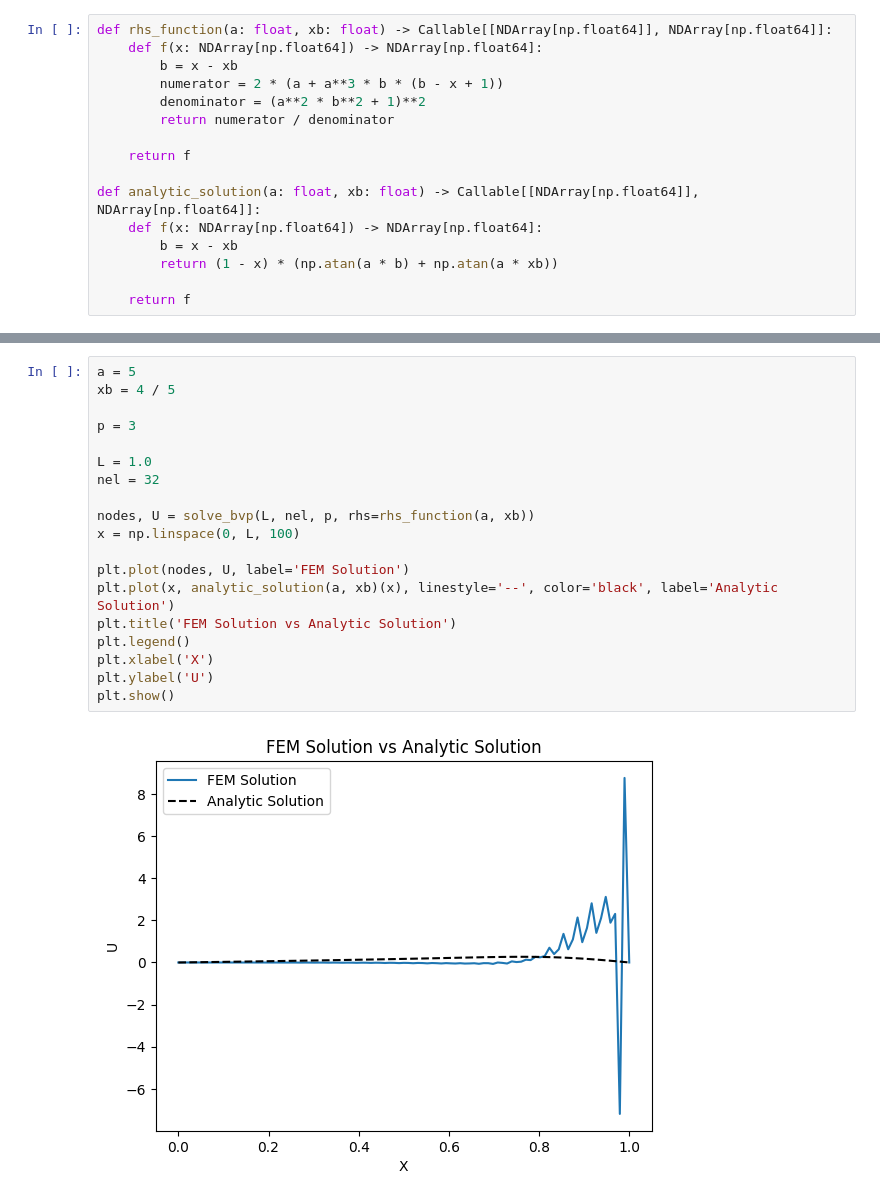
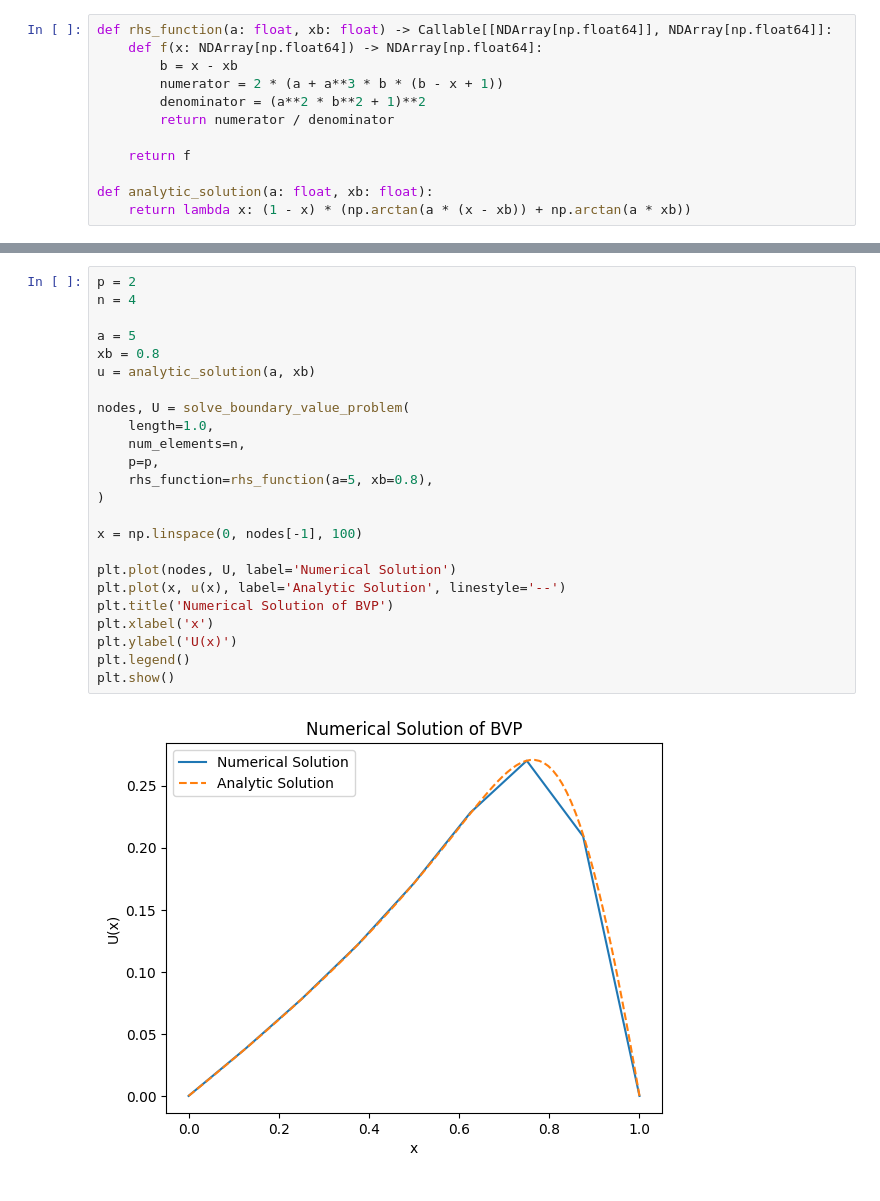
Before and after one commit to rick7777k/FEM_project, a Jupyter notebook: notebooks/playgound.ipynb, the cells around one changed output, grey strips where cells are left out. Drawn from its saved outputs; the diff is of its cells as text.

```diff
--- a/notebooks/playgound.ipynb
+++ b/notebooks/playgound.ipynb
@@ -24,9 +23,5 @@ def rhs_function(a: float, xb: float) -> Callable[[NDArray[np.float64]], NDArray
 
     return f
 
-def analytic_solution(a: float, xb: float) -> Callable[[NDArray[np.float64]], NDArray[np.float64]]:
-    def f(x: NDArray[np.float64]) -> NDArray[np.float64]:
-        b = x - xb
-        return (1 - x) * (np.atan(a * b) + np.atan(a * xb))
-
-    return f
+def analytic_solution(a: float, xb: float):
+    return lambda x: (1 - x) * (np.arctan(a * (x - xb)) + np.arctan(a * xb))
@@ -42,21 +50,26 @@ max(|F|) = 0.1326544777844534
 # %%
+p = 2
+n = 4
+
 a = 5
-xb = 4 / 5
+xb = 0.8
+u = analytic_solution(a, xb)
 
-p = 3
+nodes, U = solve_boundary_value_problem(
+    length=1.0,
+    num_elements=n,
+    p=p,
+    rhs_function=rhs_function(a=5, xb=0.8),
+)
 
-L = 1.0
-nel = 32
+x = np.linspace(0, nodes[-1], 100)
 
-nodes, U = solve_bvp(L, nel, p, rhs=rhs_function(a, xb))
-x = np.linspace(0, L, 100)
-
-plt.plot(nodes, U, label='FEM Solution')
-plt.plot(x, analytic_solution(a, xb)(x), linestyle='--', color='black', label='Analytic Solution')
-plt.title('FEM Solution vs Analytic Solution')
+plt.plot(nodes, U, label='Numerical Solution')
+plt.plot(x, u(x), label='Analytic Solution', linestyle='--')
+plt.title('Numerical Solution of BVP')
+plt.xlabel('x')
+plt.ylabel('U(x)')
 plt.legend()
-plt.xlabel('X')
-plt.ylabel('U')
 plt.show()
 # %% [output]
-[figure, old version]
+[figure, new version]
```
Also changed, not shown: parts of 4 cells of this notebook, 4 other files.
